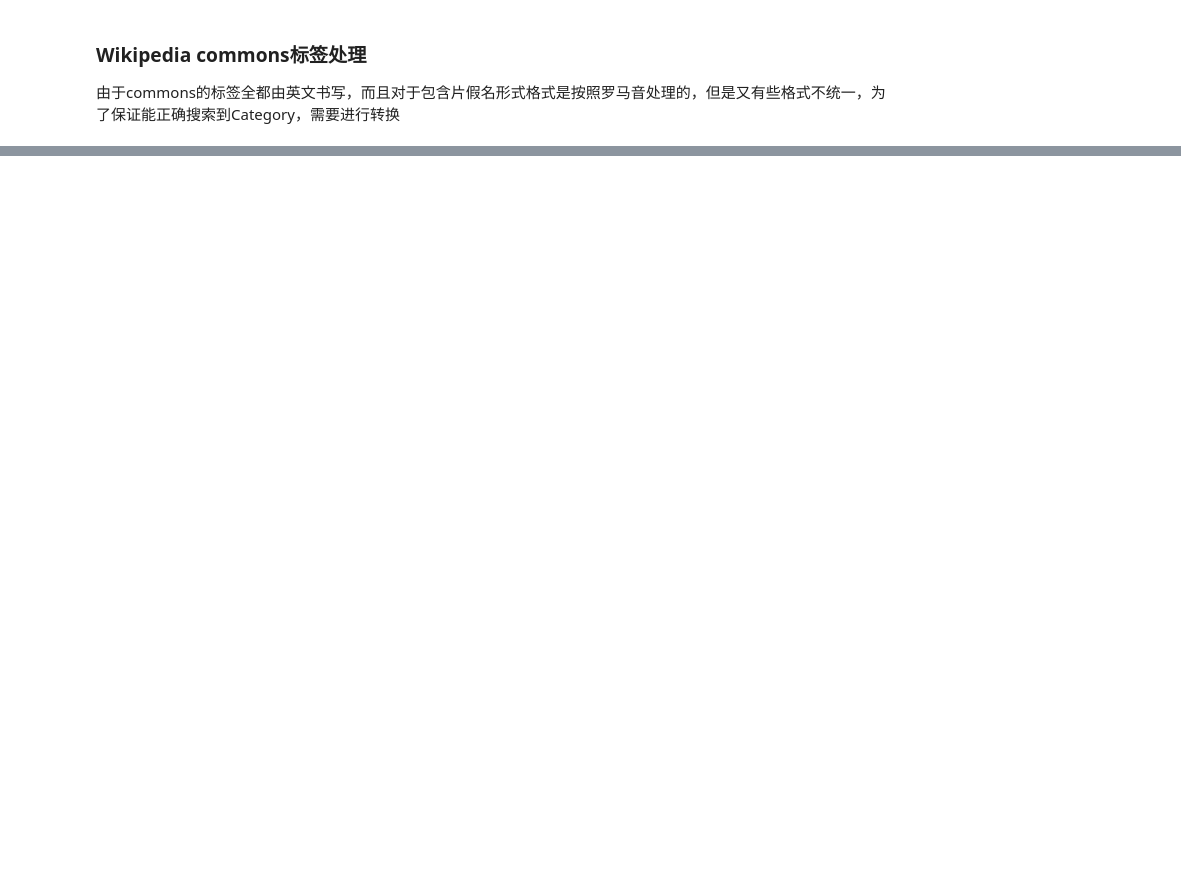
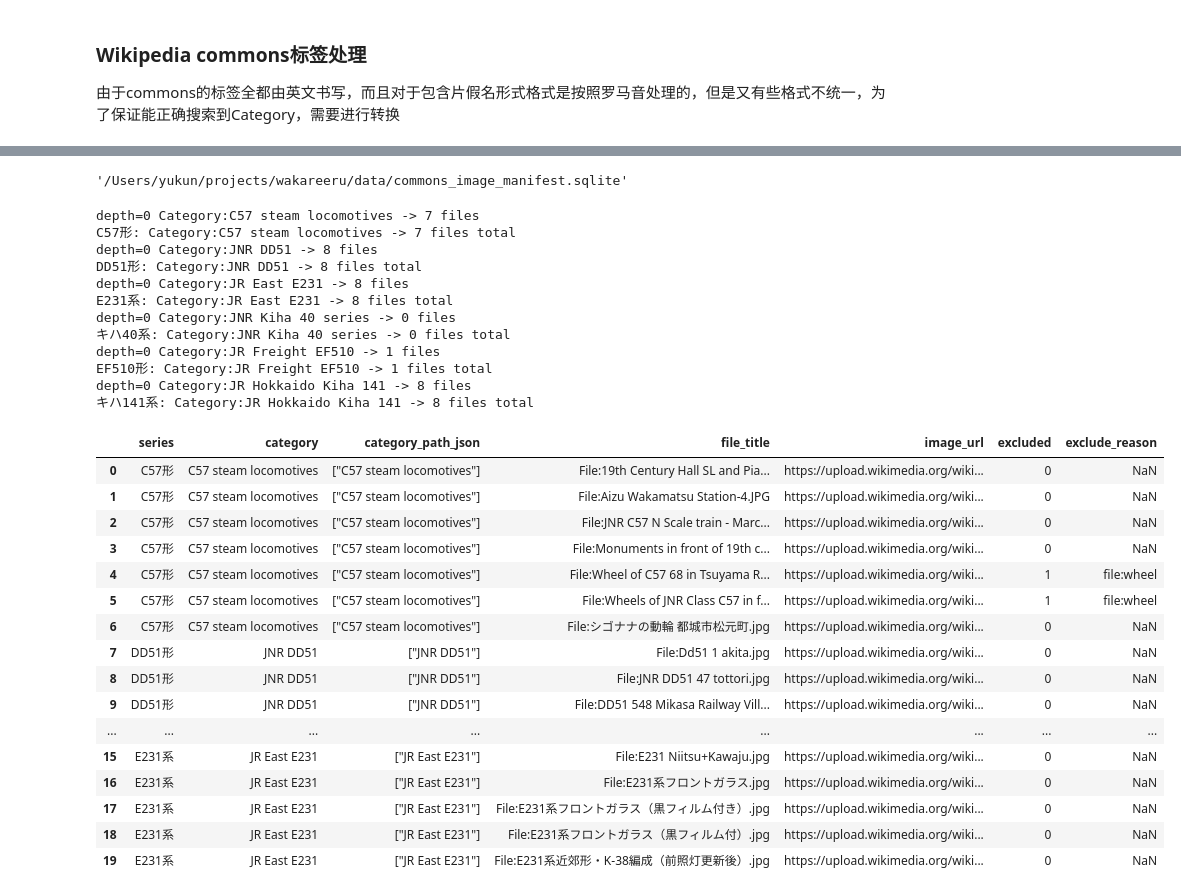
Before and after one commit to SniperPigeon/wakareeru, a Jupyter notebook: src/crawler/img_crawler.ipynb, the cells around one changed output, grey strips where cells are left out. Cells and saved outputs as stored; diff of their text form; code cells hidden in the pictures; blank space fills up the shorter version.

```diff
--- a/src/crawler/img_crawler.ipynb
+++ b/src/crawler/img_crawler.ipynb
@@ -179 +350,5 @@ for col in ["operator_page_title", "operator_jp", "operator_en"]:
+# %%
+all_model = pd.read_csv(os.path.join(PROJECT_ROOT, "data", "jr_east_series.csv"))
+for col in ["operator_page_title", "operator_jp", "operator_en"]:
+    all_model[col] = all_model[col].apply(parse_json_list)
 # %%
@@ -196,0 +490,25 @@ all_model[["series", "operator_jp", "commons_prefix", "commons_cats"]]
+# %%
+completion = {
+    "キハ100系": "JR East KiHa 100 series",
+    "キハ110系": "JR East KiHa 110 series",
+    "DD19形": "JR East DD19",
+    "キハ141系": "JR Hokkaido Kiha 141",
+}
+
+
+def _operator_root_map(operator_en: list[str], commons_root: str) -> dict[str, str]:
+    return {operator: commons_root for operator in operator_en}
+
+
+for series, commons_root in completion.items():
+    idx = all_model.index[all_model["series"] == series]
+    for i in idx:
+        all_model.at[i, "commons_prefix"] = commons_root
+        all_model.at[i, "commons_root_category"] = commons_root
+        all_model.at[i, "commons_root_decision"] = "manual completion"
+        all_model.at[i, "commons_operator_roots"] = _operator_root_map(all_model.at[i, "operator_en"], commons_root)
+        all_model.at[i, "needs_review"] = False
+
+all_model[all_model["series"].isin(completion.keys())][[
+    "series", "operator_en", "commons_root_category", "commons_operator_roots", "needs_review"
+]]
@@ -196,0 +629,6 @@ all_model[["series", "operator_jp", "commons_prefix", "commons_cats"]]
+# %%
+conn = init_image_db()
+conn.close()
+IMAGE_DB_PATH
+# %% [output]
+'/Users/yukun/projects/wakareeru/data/commons_image_manifest.sqlite'
@@ -196,0 +871,38 @@ all_model[["series", "operator_jp", "commons_prefix", "commons_cats"]]
+# %%
+# max_depth=0 表示只抓 root category；调成 1/2 即可测试递归 subcategory。
+sample_manifest = crawl_root_manifest_sample(
+    ["E231系", "キハ40系", "EF510形", "DD51形", "C57形", "キハ141系"],
+    max_files_per_category=8,
+    max_depth=0,
+)
+sample_manifest[["series", "category", "category_path_json", "file_title", "image_url", "excluded", "exclude_reason"]].head(20)
+# %% [output]
+depth=0 Category:C57 steam locomotives -> 7 files
+C57形: Category:C57 steam locomotives -> 7 files total
+depth=0 Category:JNR DD51 -> 8 files
+DD51形: Category:JNR DD51 -> 8 files total
+depth=0 Category:JR East E231 -> 8 files
+E231系: Category:JR East E231 -> 8 files total
+depth=0 Category:JNR Kiha 40 series -> 0 files
+キハ40系: Category:JNR Kiha 40 series -> 0 files total
+depth=0 Category:JR Freight EF510 -> 1 files
+EF510形: Category:JR Freight EF510 -> 1 files total
+depth=0 Category:JR Hokkaido Kiha 141 -> 8 files
+キハ141系: Category:JR Hokkaido Kiha 141 -> 8 files total
+|  | series | category | category_path_json | file_title | image_url | excluded | exclude_reason |
+| 0 | C57形 | C57 steam locomotives | ["C57 steam locomotives"] | File:19th Century Hall SL and Pia... | https://upload.wikimedia.org/wiki... | 0 | NaN |
+| 1 | C57形 | C57 steam locomotives | ["C57 steam locomotives"] | File:Aizu Wakamatsu Station-4.JPG | https://upload.wikimedia.org/wiki... | 0 | NaN |
+| 2 | C57形 | C57 steam locomotives | ["C57 steam locomotives"] | File:JNR C57 N Scale train - Marc... | https://upload.wikimedia.org/wiki... | 0 | NaN |
+| 3 | C57形 | C57 steam locomotives | ["C57 steam locomotives"] | File:Monuments in front of 19th c... | https://upload.wikimedia.org/wiki... | 0 | NaN |
+| 4 | C57形 | C57 steam locomotives | ["C57 steam locomotives"] | File:Wheel of C57 68 in Tsuyama R... | https://upload.wikimedia.org/wiki... | 1 | file:wheel |
+| 5 | C57形 | C57 steam locomotives | ["C57 steam locomotives"] | File:Wheels of JNR Class C57 in f... | https://upload.wikimedia.org/wiki... | 1 | file:wheel |
+| 6 | C57形 | C57 steam locomotives | ["C57 steam locomotives"] | File:シゴナナの動輪 都城市松元町.jpg | https://upload.wikimedia.org/wiki... | 0 | NaN |
+| 7 | DD51形 | JNR DD51 | ["JNR DD51"] | File:Dd51 1 akita.jpg | https://upload.wikimedia.org/wiki... | 0 | NaN |
+| 8 | DD51形 | JNR DD51 | ["JNR DD51"] | File:JNR DD51 47 tottori.jpg | https://upload.wikimedia.org/wiki... | 0 | NaN |
+| 9 | DD51形 | JNR DD51 | ["JNR DD51"] | File:DD51 548 Mikasa Railway Vill... | https://upload.wikimedia.org/wiki... | 0 | NaN |
+| ... | ... | ... | ... | ... | ... | ... | ... |
+| 15 | E231系 | JR East E231 | ["JR East E231"] | File:E231 Niitsu+Kawaju.jpg | https://upload.wikimedia.org/wiki... | 0 | NaN |
+| 16 | E231系 | JR East E231 | ["JR East E231"] | File:E231系フロントガラス.jpg | https://upload.wikimedia.org/wiki... | 0 | NaN |
+| 17 | E231系 | JR East E231 | ["JR East E231"] | File:E231系フロントガラス（黒フィルム付き）.jpg | https://upload.wikimedia.org/wiki... | 0 | NaN |
+| 18 | E231系 | JR East E231 | ["JR East E231"] | File:E231系フロントガラス（黒フィルム付）.jpg | https://upload.wikimedia.org/wiki... | 0 | NaN |
+| 19 | E231系 | JR East E231 | ["JR East E231"] | File:E231系近郊形・K-38編成（前照灯更新後）.jpg | https://upload.wikimedia.org/wiki... | 0 | NaN |
```
Also changed, not shown: parts of 26 cells of this notebook.
